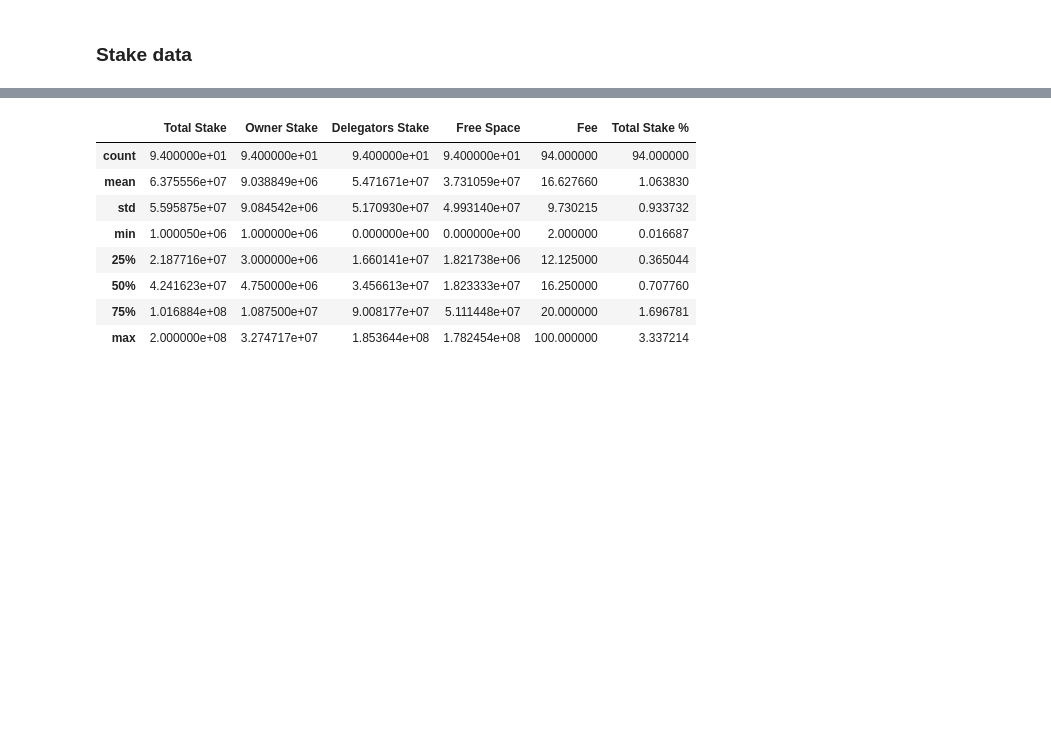
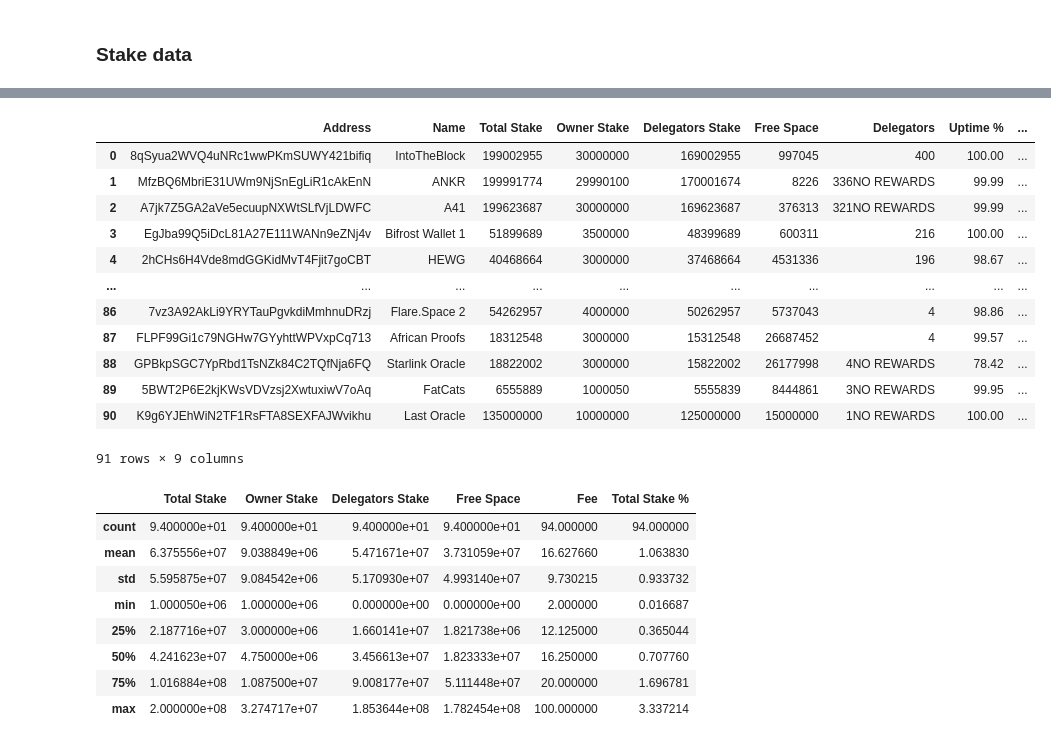
Before and after one commit to magurh/flare-metrics, a Jupyter notebook: notebooks/stake_analysis.ipynb, the cells around one changed output, grey strips where cells are left out. Saved outputs shown, nothing was run; the diff lists cells and outputs as text; code cells hidden in the pictures; blank space fills up the shorter version.

```diff
--- a/notebooks/stake_analysis.ipynb
+++ b/notebooks/stake_analysis.ipynb
@@ -34,3 +41,19 @@ flare_metrics_df.head()
+# %%
+flare_metrics_df[flare_metrics_df['Total Stake'] > 3000000]
+# %% [output]
+|  | Address | Name | Total Stake | Owner Stake | Delegators Stake | Free Space | Delegators | Uptime % | ... |
+| 0 | 8qSyua2WVQ4uNRc1wwPKmSUWY421bifiq | IntoTheBlock | 199002955 | 30000000 | 169002955 | 997045 | 400 | 100.00 | ... |
+| 1 | MfzBQ6MbriE31UWm9NjSnEgLiR1cAkEnN | ANKR | 199991774 | 29990100 | 170001674 | 8226 | 336NO REWARDS | 99.99 | ... |
+| 2 | A7jk7Z5GA2aVe5ecuupNXWtSLfVjLDWFC | A41 | 199623687 | 30000000 | 169623687 | 376313 | 321NO REWARDS | 99.99 | ... |
+| 3 | EgJba99Q5iDcL81A27E111WANn9eZNj4v | Bifrost Wallet 1 | 51899689 | 3500000 | 48399689 | 600311 | 216 | 100.00 | ... |
+| 4 | 2hCHs6H4Vde8mdGGKidMvT4Fjit7goCBT | HEWG | 40468664 | 3000000 | 37468664 | 4531336 | 196 | 98.67 | ... |
+| ... | ... | ... | ... | ... | ... | ... | ... | ... | ... |
+| 86 | 7vz3A92AkLi9YRYTauPgvkdiMmhnuDRzj | Flare.Space 2 | 54262957 | 4000000 | 50262957 | 5737043 | 4 | 98.86 | ... |
+| 87 | FLPF99Gi1c79NGHw7GYyhttWPVxpCq713 | African Proofs | 18312548 | 3000000 | 15312548 | 26687452 | 4 | 99.57 | ... |
+| 88 | GPBkpSGC7YpRbd1TsNZk84C2TQfNja6FQ | Starlink Oracle | 18822002 | 3000000 | 15822002 | 26177998 | 4NO REWARDS | 78.42 | ... |
+| 89 | 5BWT2P6E2kjKWsVDVzsj2XwtuxiwV7oAq | FatCats | 6555889 | 1000050 | 5555839 | 8444861 | 3NO REWARDS | 99.95 | ... |
+| 90 | K9g6YJEhWiN2TF1RsFTA8SEXFAJWvikhu | Last Oracle | 135000000 | 10000000 | 125000000 | 15000000 | 1NO REWARDS | 100.00 | ... |
+91 rows × 9 columns
 # %%
 total_stake = flare_metrics_df['Total Stake'].sum()
 flare_metrics_df['Total Stake %'] = flare_metrics_df['Total Stake']/total_stake*100
```
Also changed, not shown: parts of 1 cell of this notebook, 5 other files.
